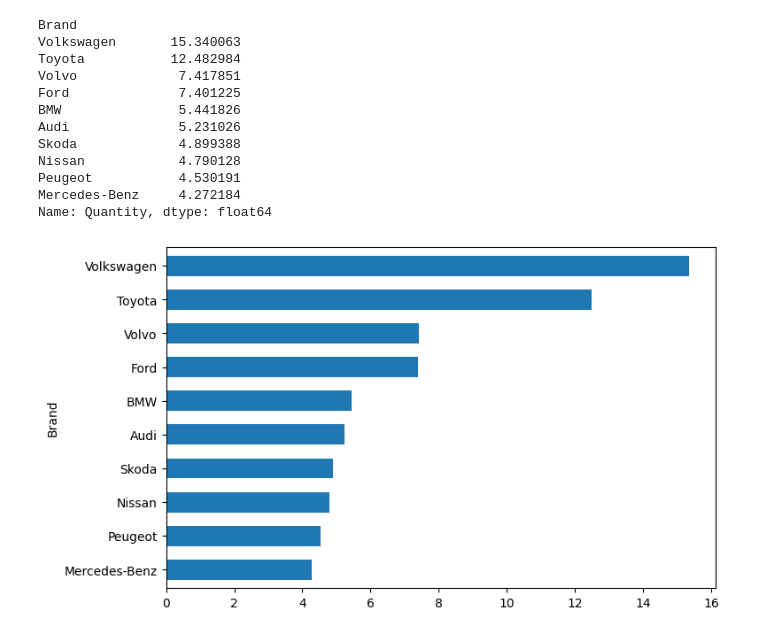
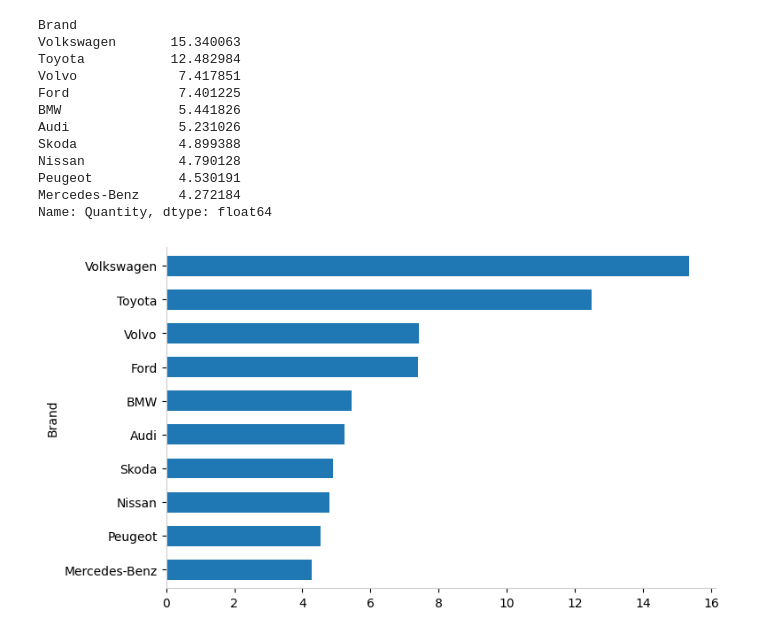
Before and after one commit to kokchun/data_vizualisation_kokchun_giang_de25, a Jupyter notebook: 10_storytelling_matplotlib/storytelling_bar.ipynb, the cells around one changed output. Drawn from its saved outputs; the diff is of its cells as text; code cells hidden in the pictures.

```diff
--- a/10_storytelling_matplotlib/storytelling_bar.ipynb
+++ b/10_storytelling_matplotlib/storytelling_bar.ipynb
@@ -111,6 +111,9 @@ Name: Quantity, dtype: float64
 # %%
 ax = df_percentage.plot(kind="barh", figsize=(8, 5), width=0.6)
 
+ax.spines[["top", "right"]].set_visible(False)
+ax.spines[["left", "bottom"]].set_color(GRAY_1)
+
 ax.invert_yaxis()
 # %% [output]
-[figure, old version]
+[figure, new version]
```
